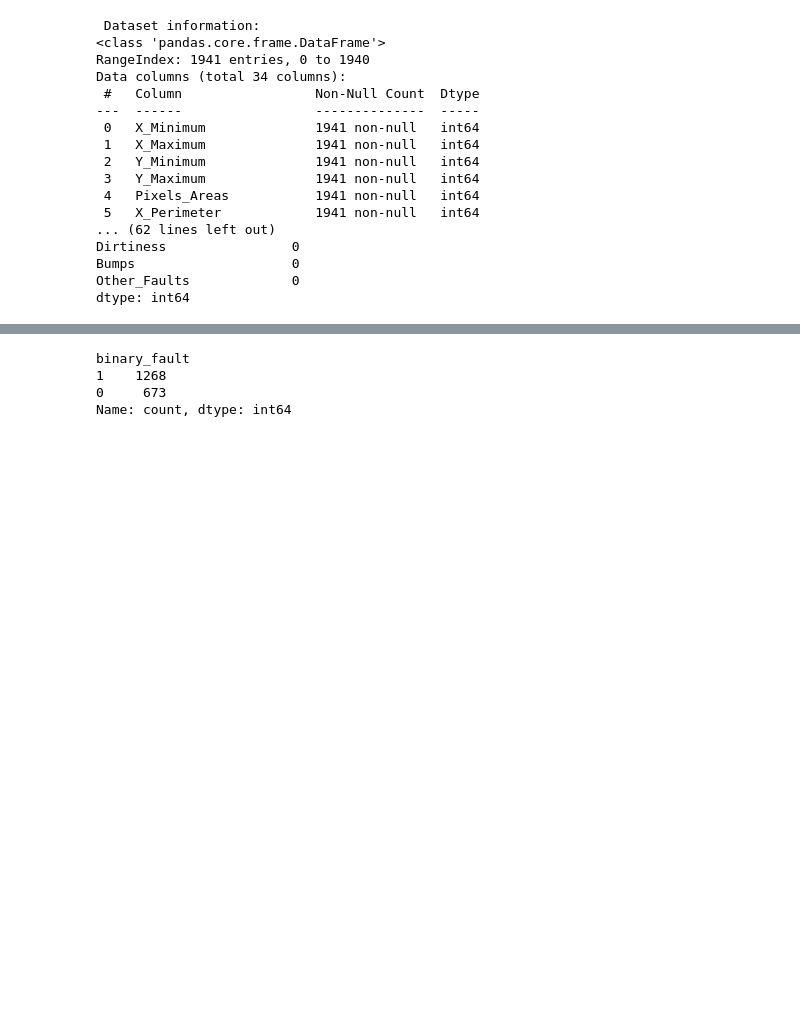
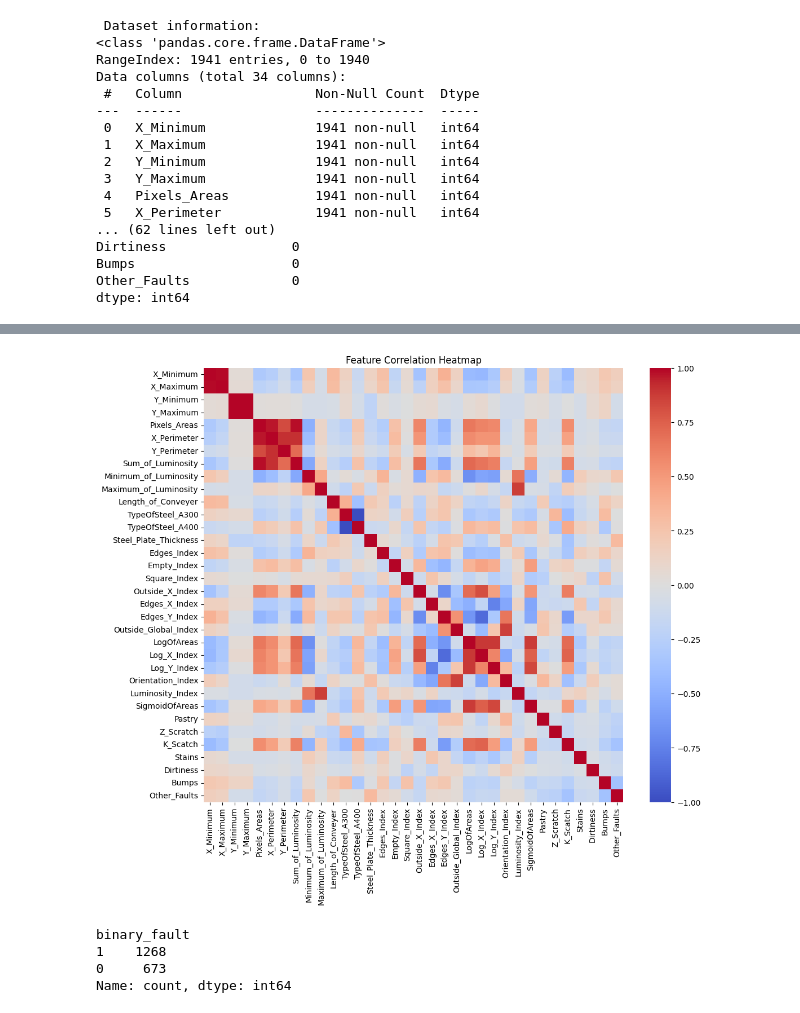
Before and after one commit to MNejmann/AAU-VT1-AML-Miniproject, a Jupyter notebook: binary_classification.ipynb, the cells around one changed output, grey strips where cells are left out. Cells and saved outputs as stored; diff of their text form; code cells hidden in the pictures; blank space fills up the shorter version.

```diff
--- a/binary_classification.ipynb
+++ b/binary_classification.ipynb
@@ -88,3 +85,12 @@ Error:
+# %%
+#display feature correlation heatmap to see the feature correlation
+dataset.corr()
+plt.figure(figsize=(12,10))
+sns.heatmap(dataset.corr(), annot=False, cmap='coolwarm')
+plt.title('Feature Correlation Heatmap')
+plt.savefig(r'images/feature_correlation_heatmap.png', dpi=400)
+# %% [output]
+[figure, added]
 # %%
 fault_cols = ["Pastry", "Z_Scratch", "K_Scatch", "Stains", "Dirtiness", "Bumps"]
 
```
Also changed, not shown: parts of 7 cells of this notebook, 7 other files.
